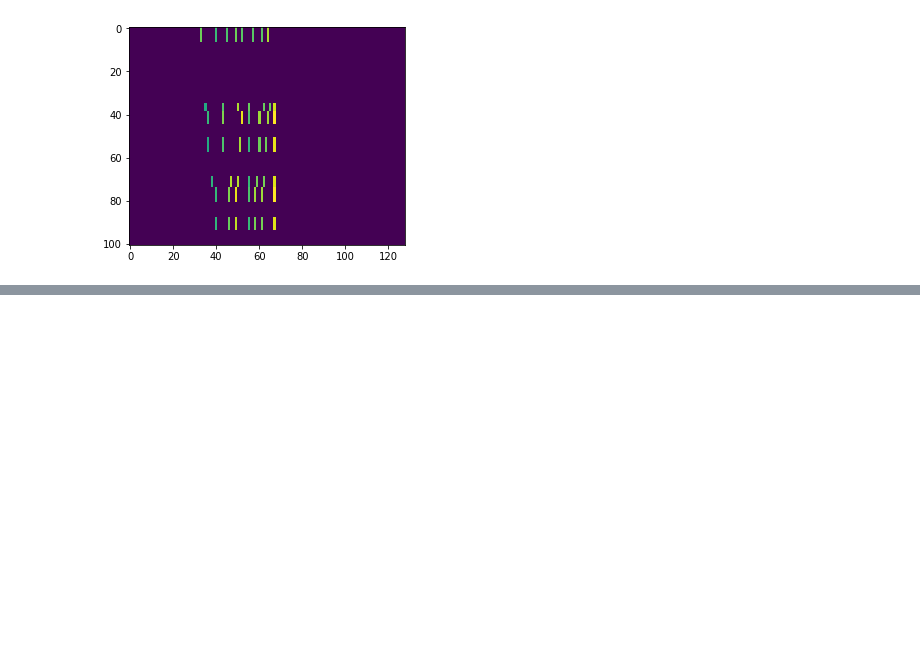
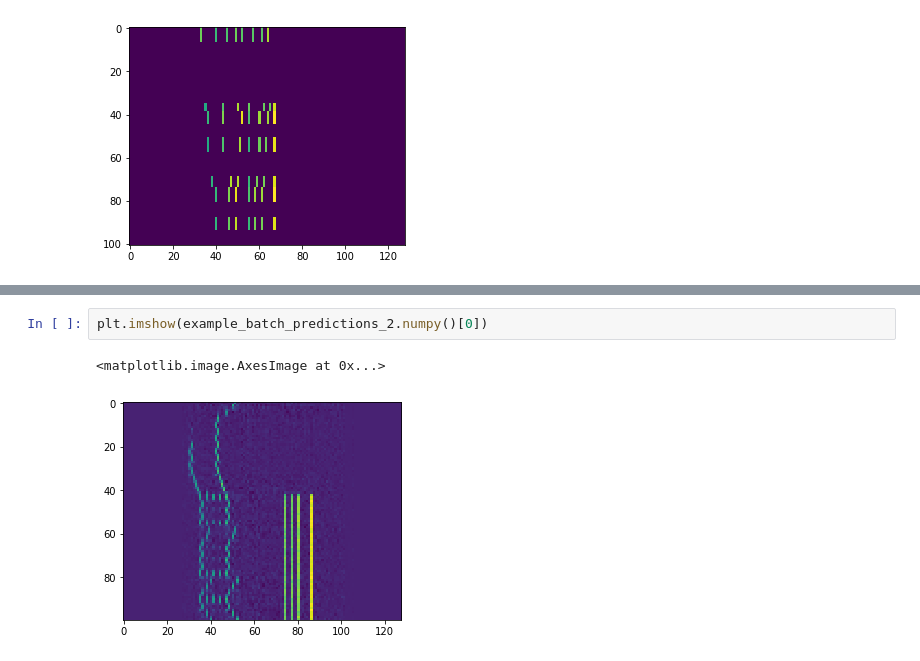
Before and after one commit to mei-t/ml_music, a Jupyter notebook: music-playground.ipynb, the cells around one changed output, grey strips where cells are left out. Drawn from its saved outputs; the diff is of its cells as text; blank space fills up the shorter version.

```diff
--- a/music-playground.ipynb
+++ b/music-playground.ipynb
@@ -269,0 +306,5 @@ def build_model(embedding_dim, rnn_units, batch_size):
+# %%
+plt.imshow(example_batch_predictions_2.numpy()[0])
+# %% [output]
+<matplotlib.image.AxesImage at 0x...>
+[figure, added]
```
Also changed, not shown: parts of 15 cells of this notebook.
